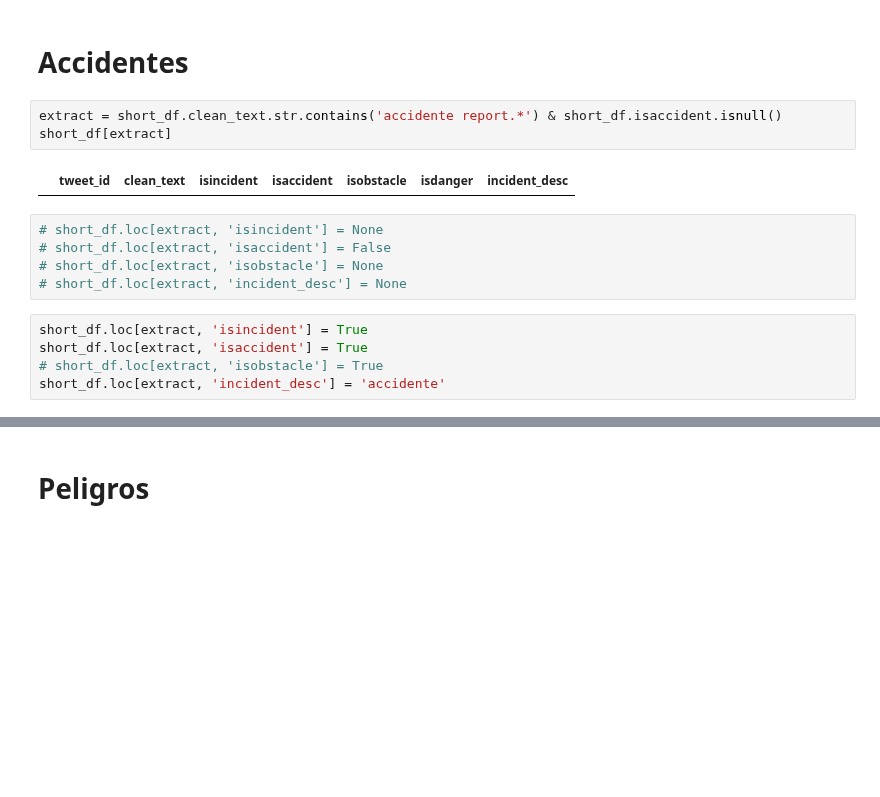
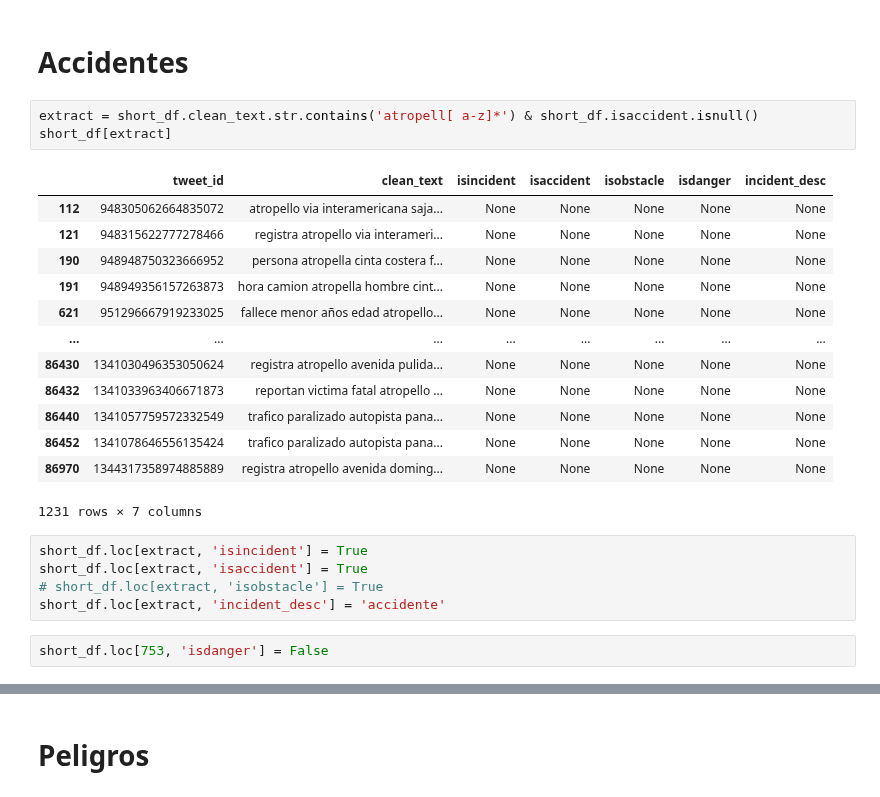
Before and after one commit to Liu-Lc/TwitterTraffic-Pty, a Jupyter notebook: TweetData/clean_data.ipynb, the cells around one changed output, grey strips where cells are left out. Drawn from its saved outputs; the diff is of its cells as text; blank space fills up the shorter version.

Commit message:
Pending accidente, vuelco, atropello

```diff
--- a/TweetData/clean_data.ipynb
+++ b/TweetData/clean_data.ipynb
@@ -70,17 +70,26 @@ pd.set_option('display.max_rows', 500)
 # %% [markdown]
 # Accidentes
 # %%
-extract = short_df.clean_text.str.contains('accidente report.*') & short_df.isaccident.isnull()
+extract = short_df.clean_text.str.contains('atropell[ a-z]*') & short_df.isaccident.isnull()
 short_df[extract]
 # %% [output]
 |  | tweet_id | clean_text | isincident | isaccident | isobstacle | isdanger | incident_desc |
+| 112 | 948305062664835072 | atropello via interamericana saja... | None | None | None | None | None |
+| 121 | 948315622777278466 | registra atropello via interameri... | None | None | None | None | None |
+| 190 | 948948750323666952 | persona atropella cinta costera f... | None | None | None | None | None |
+| 191 | 948949356157263873 | hora camion atropella hombre cint... | None | None | None | None | None |
+| 621 | 951296667919233025 | fallece menor años edad atropello... | None | None | None | None | None |
+| ... | ... | ... | ... | ... | ... | ... | ... |
+| 86430 | 1341030496353050624 | registra atropello avenida pulida... | None | None | None | None | None |
+| 86432 | 1341033963406671873 | reportan victima fatal atropello ... | None | None | None | None | None |
+| 86440 | 1341057759572332549 | trafico paralizado autopista pana... | None | None | None | None | None |
+| 86452 | 1341078646556135424 | trafico paralizado autopista pana... | None | None | None | None | None |
+| 86970 | 1344317358974885889 | registra atropello avenida doming... | None | None | None | None | None |
+1231 rows × 7 columns
-# %%
-# short_df.loc[extract, 'isincident'] = None
-# short_df.loc[extract, 'isaccident'] = False
-# short_df.loc[extract, 'isobstacle'] = None
-# short_df.loc[extract, 'incident_desc'] = None
 # %%
 short_df.loc[extract, 'isincident'] = True
 short_df.loc[extract, 'isaccident'] = True
 # short_df.loc[extract, 'isobstacle'] = True
 short_df.loc[extract, 'incident_desc'] = 'accidente'
+# %%
+short_df.loc[753, 'isdanger'] = False
```
Also changed, not shown: parts of 7 cells of this notebook, 2 other files.
